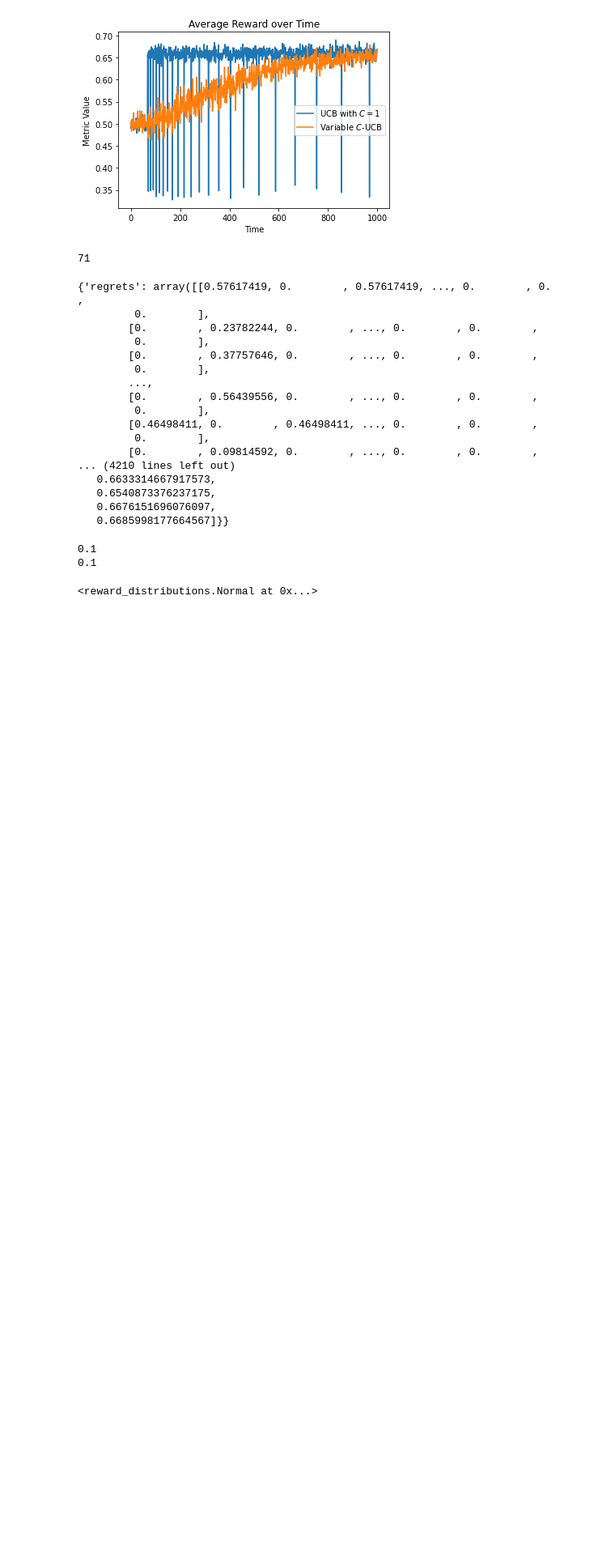
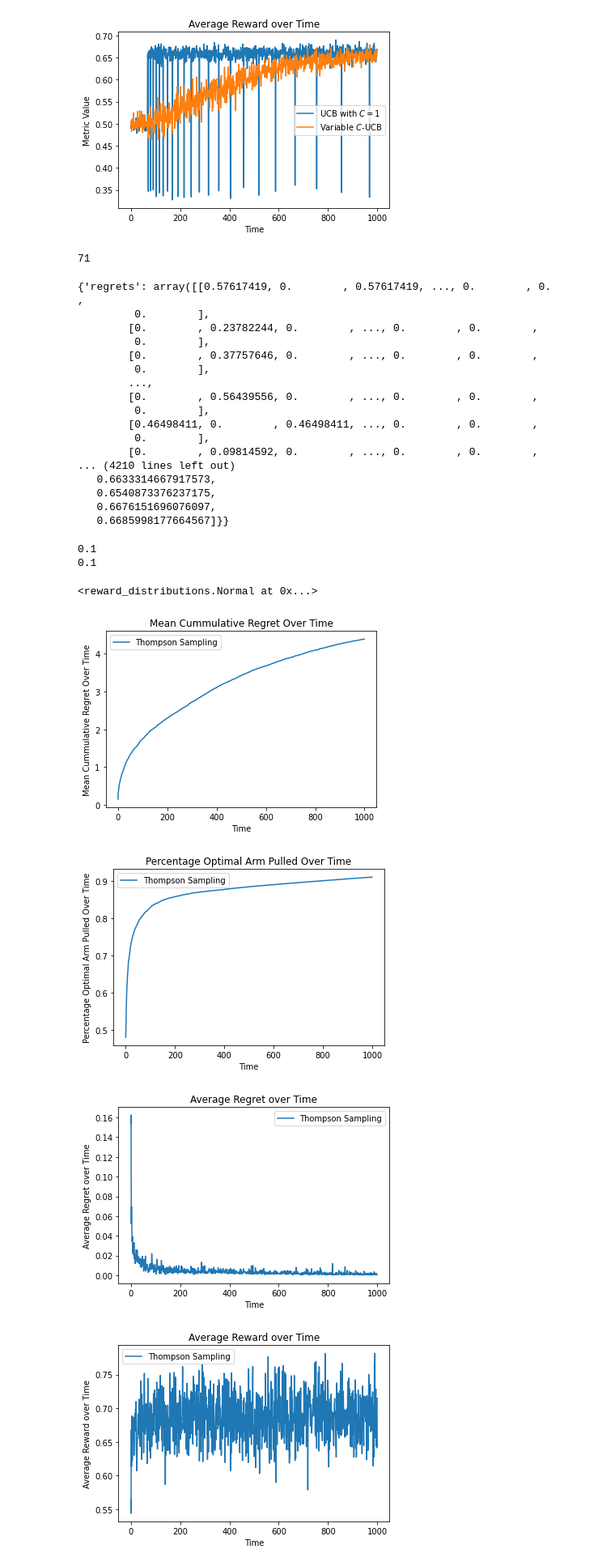
Before and after one commit to Utkarshp1/CS-414-Reinforcement-Learning, a Jupyter notebook: Multi-Armed Bandits/src/Untitled.ipynb, the cells around one changed output. Shown at 81% size. Cells and saved outputs as stored; diff of their text form; code cells hidden in the pictures; blank space fills up the shorter version.

Commit message:
Added Thompson Sampling for Normal reward distribution for known variance

```diff
--- a/Multi-Armed Bandits/src/Untitled.ipynb
+++ b/Multi-Armed Bandits/src/Untitled.ipynb
@@ -887,3 +888,7 @@ type(Normal())()
 0.1
 0.1
 <reward_distributions.Normal at 0x...>
+# %%
+algo = {"Thompson Sampling": (ThompsonSampling, {"prior_dist": Distribution.Normal})}
+
+experiment = Experiment(algo, "Thompson Sampling", num_runs=100, num_arms=2, metrics=[MeanCummulativeRegret(), PercentOptimalArmPull(), AverageRegretOverTime()], reward_dist=Normal)
@@ -889,0 +897,7 @@ type(Normal())()
+# %%
+experiment.generate_plots()
+# %% [output]
+[figure, added]
+[figure, added]
+[figure, added]
+[figure, added]
```
Also changed, not shown: parts of 2 cells of this notebook, 5 other files.
